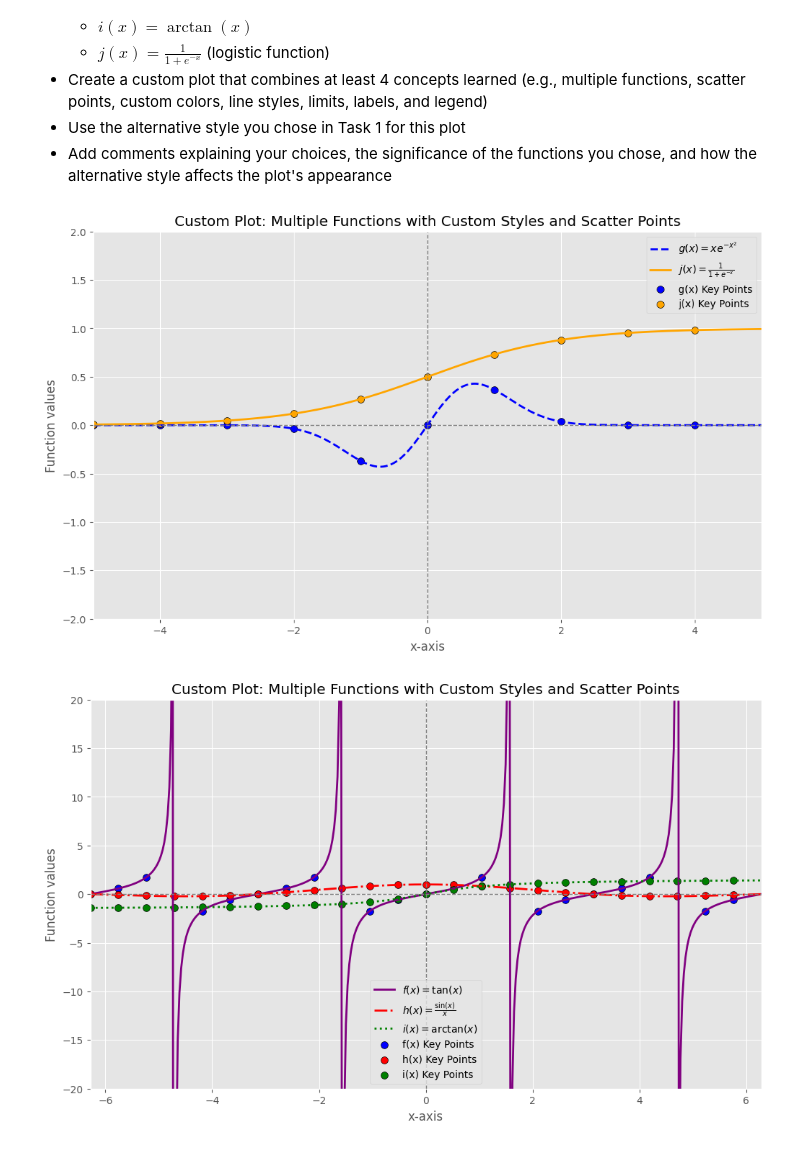
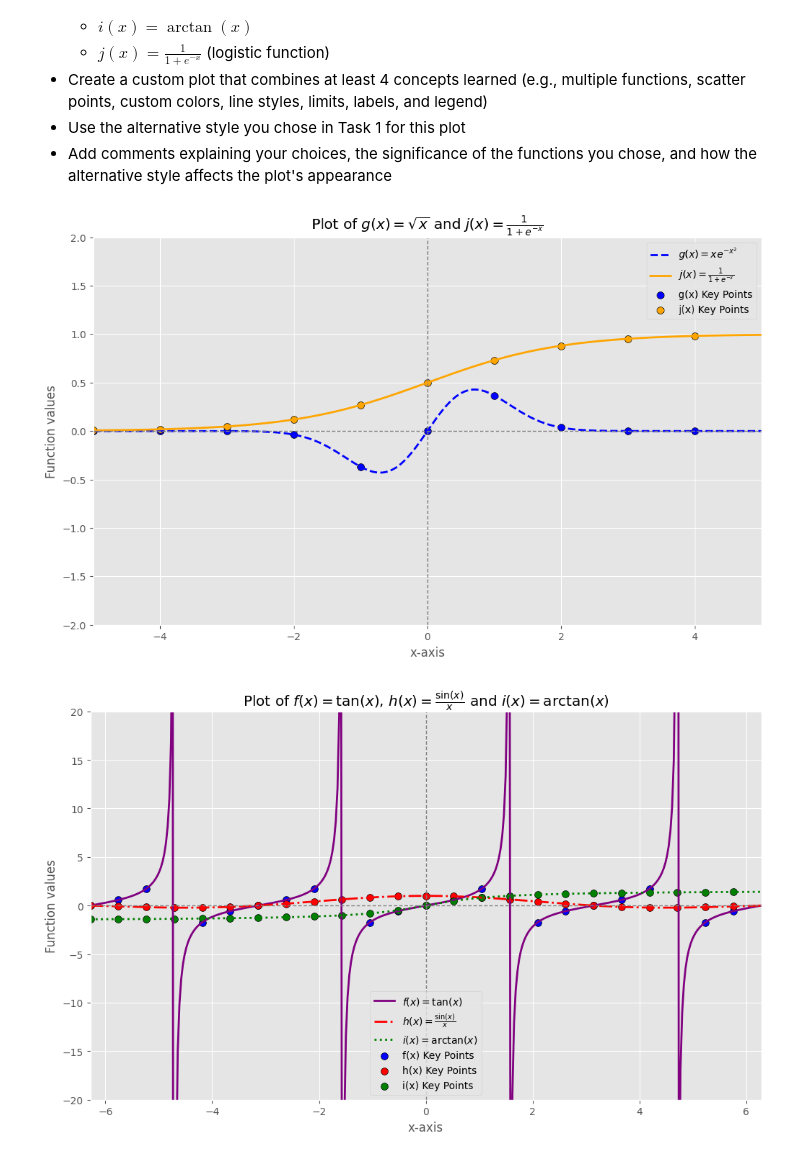
Before and after one commit to kamangirkhan/Data110, a Jupyter notebook: ArashNateghian_week3_data110_assignment.ipynb, the cells around one changed output. Cells and saved outputs as stored; diff of their text form; code cells hidden in the pictures.

```diff
--- a/ArashNateghian_week3_data110_assignment.ipynb
+++ b/ArashNateghian_week3_data110_assignment.ipynb
@@ -266,35 +266,35 @@ j_x = 1 / (1 + np.exp(-x))       # j(x) = 1 / (1 + e^(-x)) (logistic function)
 #x_scatter = np.array([-2, -1, 0, 1, 2])
 x_scatter = np.arange(-5, 5, 1)
 y_scatter_g = x_scatter * np.exp(-x_scatter**2)
 y_scatter_j = 1 / (1 + np.exp(-x_scatter))
 
 # Create the plot
 plt.figure(figsize=(12, 7))
 
 # Plot each function with different styles
 plt.plot(x, g_x, linestyle='--', color='b', linewidth=2, label=r'$g(x) = x e^{-x^2}$')
 plt.plot(x, j_x, linestyle='-', color='orange', linewidth=2, label=r'$j(x) = \frac{1}{1+e^{-x}}$')
 
 # Scatter points for selected functions
 plt.scatter(x_scatter, y_scatter_g, color='blue', edgecolor='black', s=50, label="g(x) Key Points")
 plt.scatter(x_scatter, y_scatter_j, color='orange', edgecolor='black', s=50, label="j(x) Key Points")
 
 # Customize axes and limits
 plt.axhline(0, color='gray', linestyle='--', linewidth=1)  # Reference horizontal line
 plt.axvline(0, color='gray', linestyle='--', linewidth=1)  # Reference vertical line
 plt.xlim(-5, 5)
 plt.ylim(-2, 2)  # Adjusted to keep tan(x) within visible range
 
 # Add labels, title, and legend
 plt.xlabel("x-axis")
 plt.ylabel("Function values")
-plt.title("Custom Plot: Multiple Functions with Custom Styles and Scatter Points")
+plt.title(r'Plot of $g(x) = \sqrt{x}$ and $j(x) = \frac{1}{1+e^{-x}}$')
 plt.legend()
 
 # Show the plot
 plt.show()
 # %% [output]
-[figure, old version]
+[figure, new version]
 # %%
 import numpy as np
 import matplotlib.pyplot as plt
@@ -339,10 +339,10 @@ plt.ylim(-20, 20)  # Adjusted to keep tan(x) within visible range
 # Add labels, title, and legend
 plt.xlabel("x-axis")
 plt.ylabel("Function values")
-plt.title("Custom Plot: Multiple Functions with Custom Styles and Scatter Points")
+plt.title(r'Plot of $f(x) = \tan(x)$, $h(x) = \frac{\sin(x)}{x}$ and $i(x) = \arctan(x)$')
 plt.legend()
 
 # Show the plot
 plt.show()
 # %% [output]
-[figure, old version]
+[figure, new version]
```
